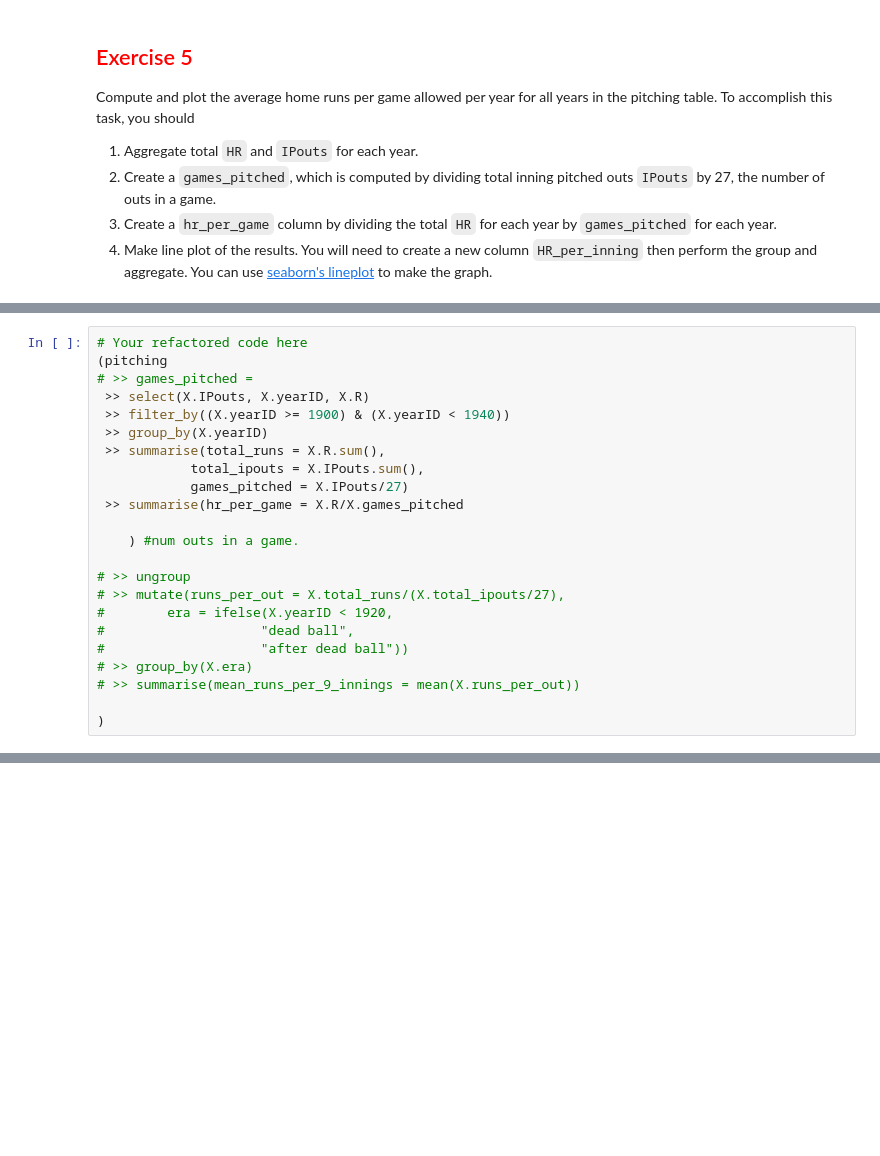
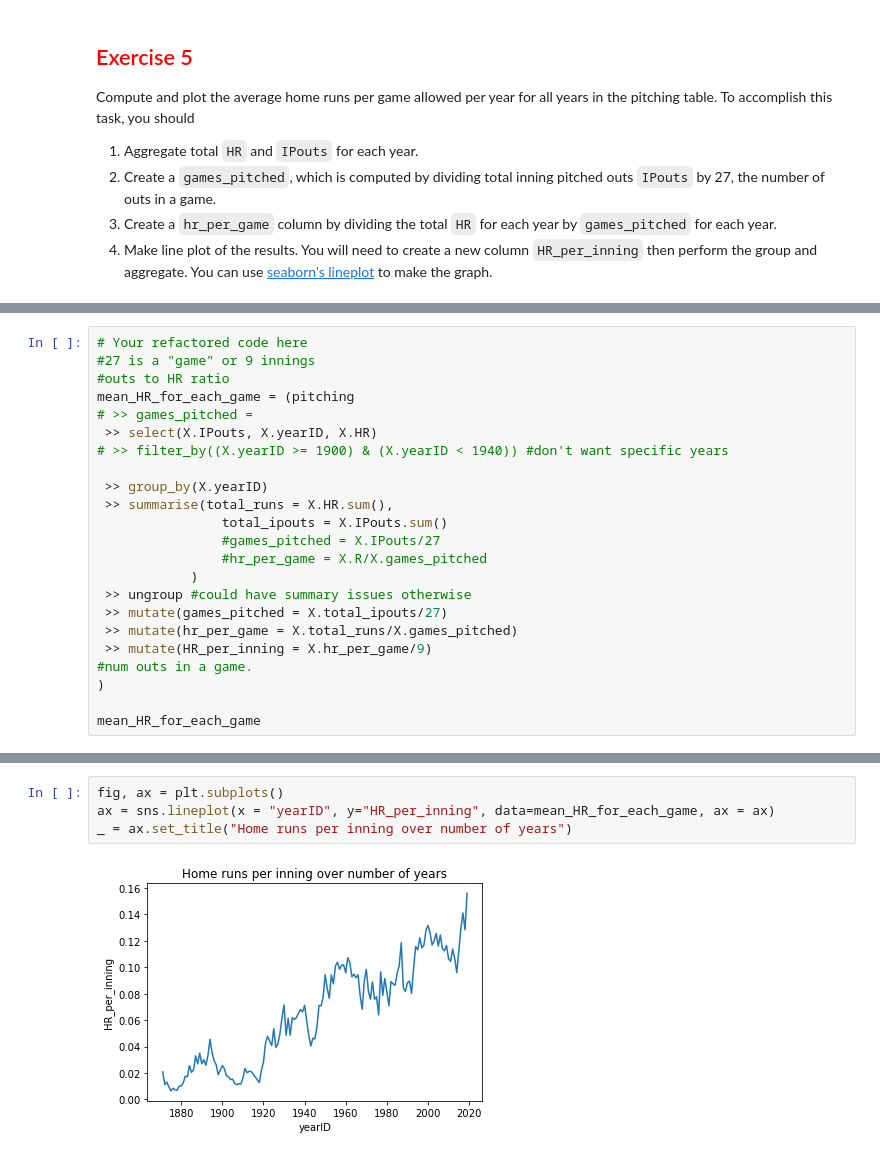
Before and after one commit to grandweb4/module2_intro_to_pandas, a Jupyter notebook: 2_6_aggregation.ipynb, the cells around one changed output, grey strips where cells are left out. Cells and saved outputs as stored; diff of their text form; blank space fills up the shorter version.

```diff
--- a/2_6_aggregation.ipynb
+++ b/2_6_aggregation.ipynb
@@ -306,24 +323,24 @@ Compute and plot the average home runs per game allowed per year for all years i
 # %%
 # Your refactored code here
-(pitching
+#27 is a "game" or 9 innings
+#outs to HR ratio
+mean_HR_for_each_game = (pitching
 # >> games_pitched =
- >> select(X.IPouts, X.yearID, X.R)
- >> filter_by((X.yearID >= 1900) & (X.yearID < 1940))
+ >> select(X.IPouts, X.yearID, X.HR)
+# >> filter_by((X.yearID >= 1900) & (X.yearID < 1940)) #don't want specific years
+
  >> group_by(X.yearID)
- >> summarise(total_runs = X.R.sum(),
-            total_ipouts = X.IPouts.sum(),
-            games_pitched = X.IPouts/27)
- >> summarise(hr_per_game = X.R/X.games_pitched
+ >> summarise(total_runs = X.HR.sum(),
+                total_ipouts = X.IPouts.sum()
+                #games_pitched = X.IPouts/27
+                #hr_per_game = X.R/X.games_pitched
+            )
+ >> ungroup #could have summary issues otherwise
+ >> mutate(games_pitched = X.total_ipouts/27)
+ >> mutate(hr_per_game = X.total_runs/X.games_pitched)
+ >> mutate(HR_per_inning = X.hr_per_game/9)
+#num outs in a game.
+)
 
-    ) #num outs in a game.
-
-# >> ungroup
-# >> mutate(runs_per_out = X.total_runs/(X.total_ipouts/27),
-#        era = ifelse(X.yearID < 1920,
-#                    "dead ball",
-#                    "after dead ball"))
-# >> group_by(X.era)
-# >> summarise(mean_runs_per_9_innings = mean(X.runs_per_out))
-
-)
+mean_HR_for_each_game
 # %% [output]
@@ -330,0 +360,6 @@ AttributeError: 'DataFrame' object has no attribute 'R'
+# %%
+fig, ax = plt.subplots()
+ax = sns.lineplot(x = "yearID", y="HR_per_inning", data=mean_HR_for_each_game, ax = ax)
+_ = ax.set_title("Home runs per inning over number of years")
+# %% [output]
+[figure, added]
```
Also changed, not shown: parts of 2 cells of this notebook, 2 other files.
